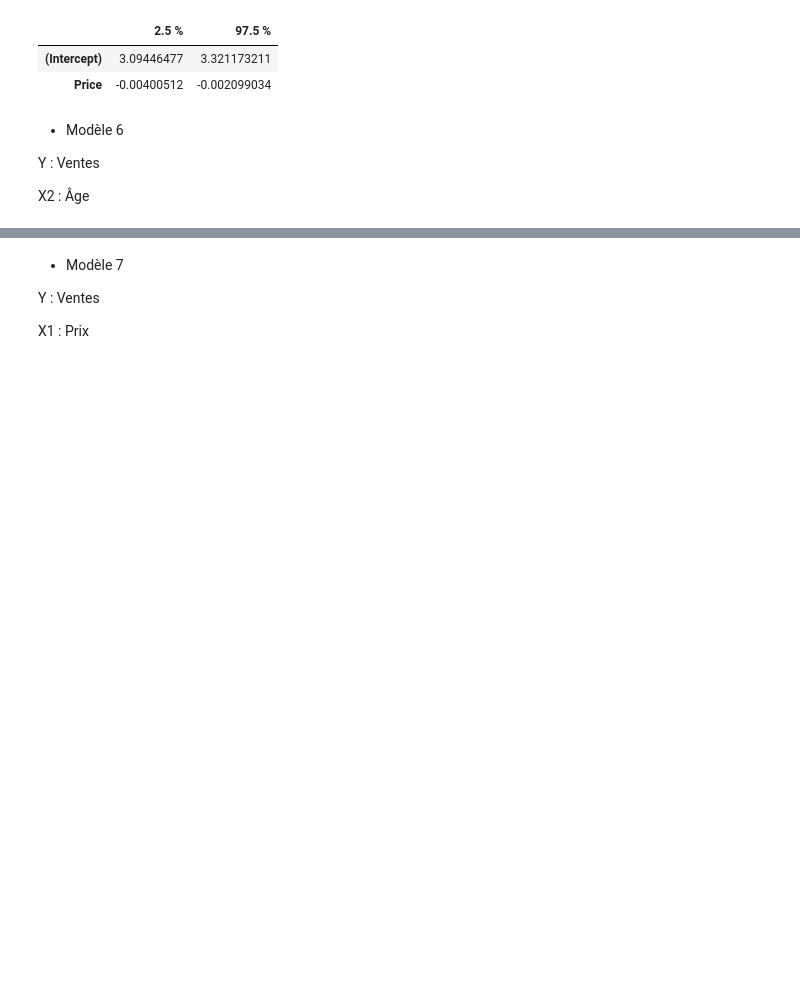
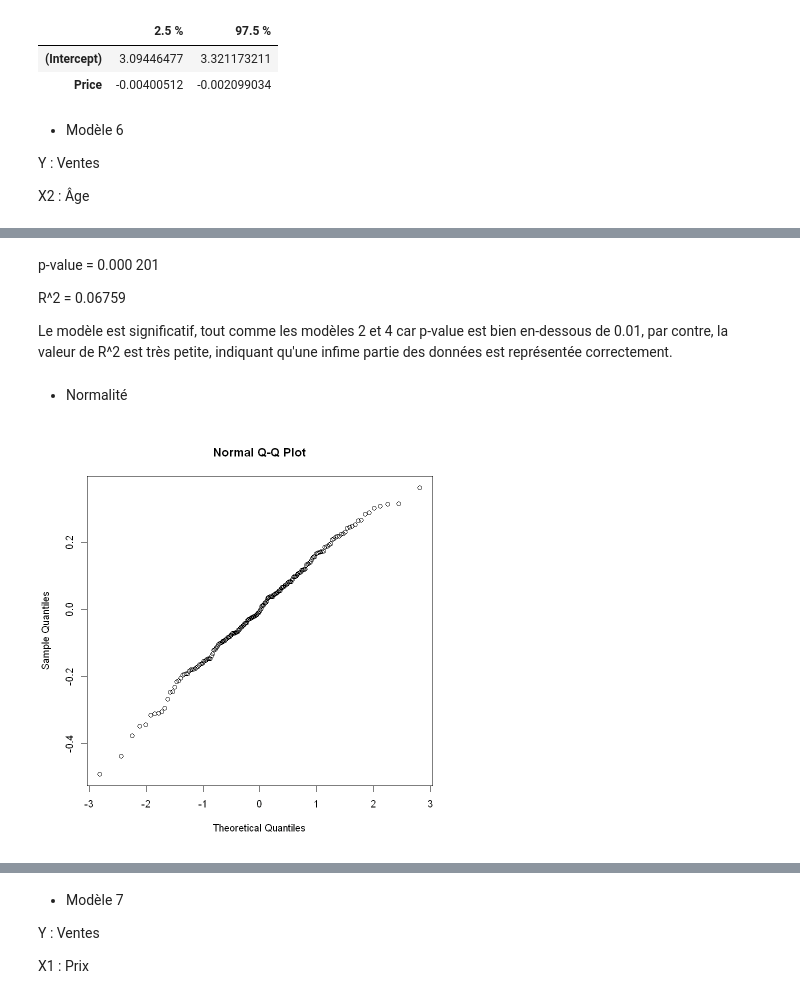
Before and after one commit to Sami-Jouamaa/Devoir-ProbaStats, a Jupyter notebook: Devoir.ipynb, the cells around one changed output, grey strips where cells are left out. Drawn from its saved outputs; the diff is of its cells as text; code cells hidden in the pictures; blank space fills up the shorter version.

Commit message:
partie 2 c) est faite sauf pour les tableaux

```diff
--- a/Devoir.ipynb
+++ b/Devoir.ipynb
@@ -672,0 +697,13 @@ modele6 <- lm(log(Sales) ~ Age, data = data)
+# %% [markdown]
+p-value = 0.000 201
+
+R^2 = 0.06759
+
+Le modèle est significatif, tout comme les modèles 2 et 4 car p-value est bien en-dessous de 0.01, par contre, la valeur de R^2 est très petite, indiquant qu'une infime partie des données est représentée correctement.
+# %% [markdown]
+- Normalité
+# %%
+residusModele6 <- residuals(modele6)
+qqnorm(residusModele6)
+# %% [output]
+[figure, added]
```
Also changed, not shown: parts of 44 cells of this notebook.
